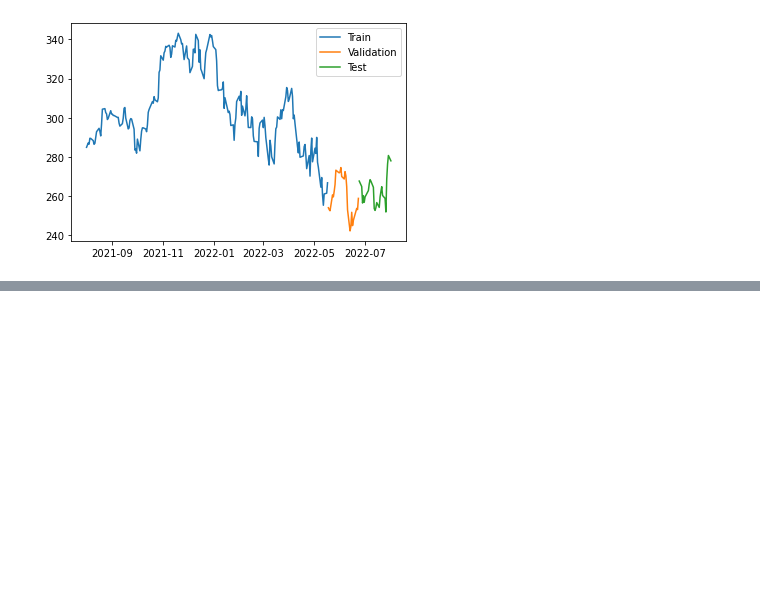
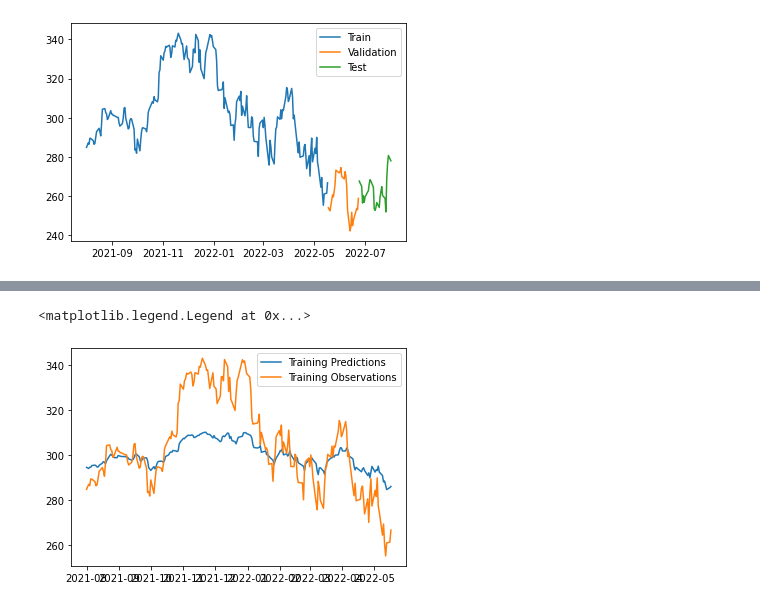
Before and after one commit to nextbilionaire/Stock-trend-prediction-using-ML, a Jupyter notebook: Stock price trend prediction using LSTMs Neural Networks .ipynb, the cells around one changed output, grey strips where cells are left out. Saved outputs shown, nothing was run; the diff lists cells and outputs as text; code cells hidden in the pictures; blank space fills up the shorter version.

```diff
--- a/Stock price trend prediction using LSTMs Neural Networks .ipynb
+++ b/Stock price trend prediction using LSTMs Neural Networks .ipynb
@@ -293,0 +311,10 @@ NotImplementedError: Cannot convert a symbolic Tensor (lstm_2/strided_slice:0) t
+# %%
+#plot for training predictions and training observations
+train_predictions = model.predict(X_train).flatten()
+
+plt.plot(dates_train, train_predictions)
+plt.plot(dates_train, y_train)
+plt.legend(['Training Predictions', 'Training Observations'])
+# %% [output]
+<matplotlib.legend.Legend at 0x...>
+[figure, added]
```
Also changed, not shown: parts of 6 cells of this notebook.
